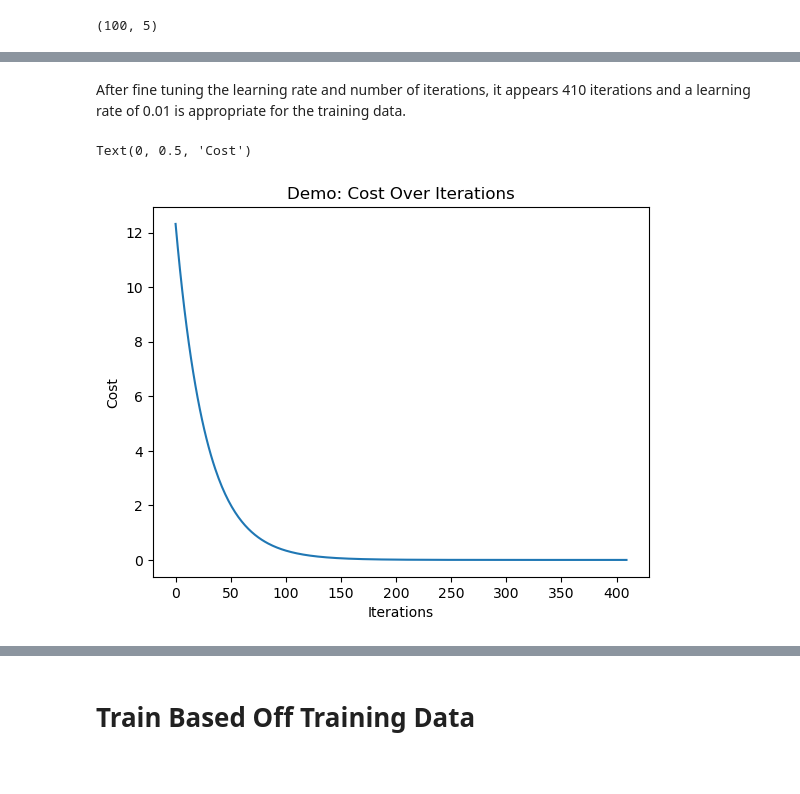
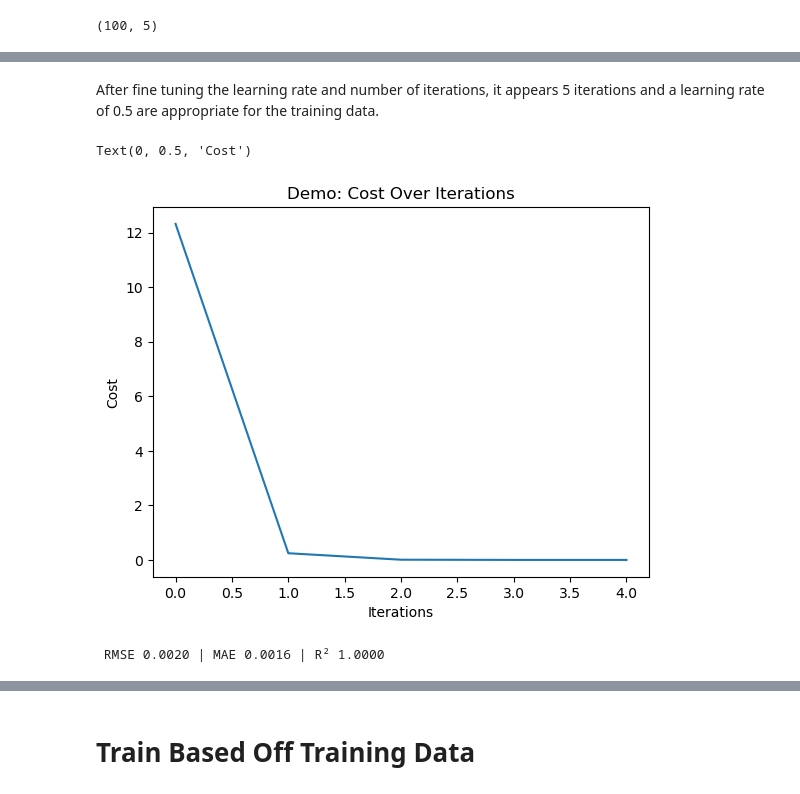
Before and after one commit to jebrown0/gradient_descent_scratch_p_project0, a Jupyter notebook: notebooks/multi_g_d_main.ipynb, the cells around one changed output, grey strips where cells are left out. Cells and saved outputs as stored; diff of their text form; code cells hidden in the pictures.

```diff
--- a/notebooks/multi_g_d_main.ipynb
+++ b/notebooks/multi_g_d_main.ipynb
@@ -254,8 +266,8 @@ Batch Gradient Descent Update Rule:
 np.random.seed(42)          # .seed() ensures that the random numbers generated are the same each time the program is run
 n_samples = 100
 n_features = 5
-X_demo = np.random.randn(n_samples, n_features)    # Features matrix
+demo_X = np.random.randn(n_samples, n_features)    # Features matrix
 weights_true = np.array([1.5, -2.0, 1.0, 1.5, 2])            # True weights (for testing)
-y_demo = X_demo @ weights_true + 0.5             # y = Xw + b, with true bias 0.5
+demo_y = demo_X @ weights_true + 0.5             # y = Xw + b, with true bias 0.5
 # %%
 # Verify shape of X
@@ -263,21 +275,21 @@ print(X_demo.shape)
 # %% [output]
 (100, 5)
 # %%
-def g_d_func(X, y, b_init=0.0, learning_rate=0.05, iterations=1000, w_init=None):
+def g_d_func(X, y, b_init=0.0, learning_rate=0.05, iterations=1000, w_init=None, i_displayed=100):
     # Make sure w matches the number of features
-    X = np.asarray(X, dtype=np.float32)               # shape (m, n)
-    y = np.asarray(y, dtype=np.float32)               # shape (m,)
+    X = np.asarray(X, dtype=np.float32)
+    y = np.asarray(y, dtype=np.float32)
     n_features = X.shape[1]
 
     if w_init is None:
-        w = np.zeros(n_features, dtype=np.float32)    # (n,)
+        w = np.zeros(n_features, dtype=np.float32)
     else:
         w = np.asarray(w_init, dtype=np.float32)
         assert w.shape == (n_features,), "w_init length must equal n_features"
 
     # Ensures b is able to move around the horizontal plane
     b = float(b_init)
-    total_cost = []
+    cost_history = []
 
     m = len(y)
     for i in range(iterations):
@@ -294,17 +306,17 @@ def g_d_func(X, y, b_init=0.0, learning_rate=0.05, iterations=1000, w_init=None)
 
         # Track cost
         mse = (error ** 2).mean()
-        total_cost.append(mse)
+        cost_history.append(mse)
 
-        if i % 100 == 0:
+        if i % i_displayed == 0:
             print(f"Iter {i:5d}: MSE={mse:.4f}")
 
     print("Final Weights:", w)
     print("Final Bias:", b)
     print("Final Cost:", mse)
 
-    return b, w, total_cost
+    return b, w, cost_history
 # %%
-demo_b, demo_w, demo_total_cost = g_d_func(X=X_demo, y=y_demo, learning_rate=0.01, iterations=410)
+demo_b, demo_w, demo_cost_history = g_d_func(X=demo_X, y=demo_y, learning_rate=0.5, iterations=5, i_displayed=1)
 # %% [output]
 Iter     0: MSE=12.3202
@@ -318,10 +347,15 @@ Final Cost: 9.881327e-06
 # %% [markdown]
-After fine tuning the learning rate and number of iterations, it appears 410 iterations and a learning rate of 0.01 is appropriate for the training data.
+After fine tuning the learning rate and number of iterations, it appears 5 iterations and a learning rate of 0.5 are appropriate for the training data.
 # %%
-sns.lineplot(demo_total_cost)
+sns.lineplot(demo_cost_history)
 plt.title('Demo: Cost Over Iterations')
 plt.xlabel('Iterations')
 plt.ylabel('Cost')
 # %% [output]
 Text(0, 0.5, 'Cost')
-[figure, old version]
+[figure, new version]
+# %%
+# Generation of Key Algorithm Performance Metrics
+rmse_mae_r2(demo_X, demo_b, demo_w, demo_y)
+# %% [output]
+ RMSE 0.0020 | MAE 0.0016 | R² 1.0000
```
Also changed, not shown: parts of 41 cells of this notebook, 4 other files.
